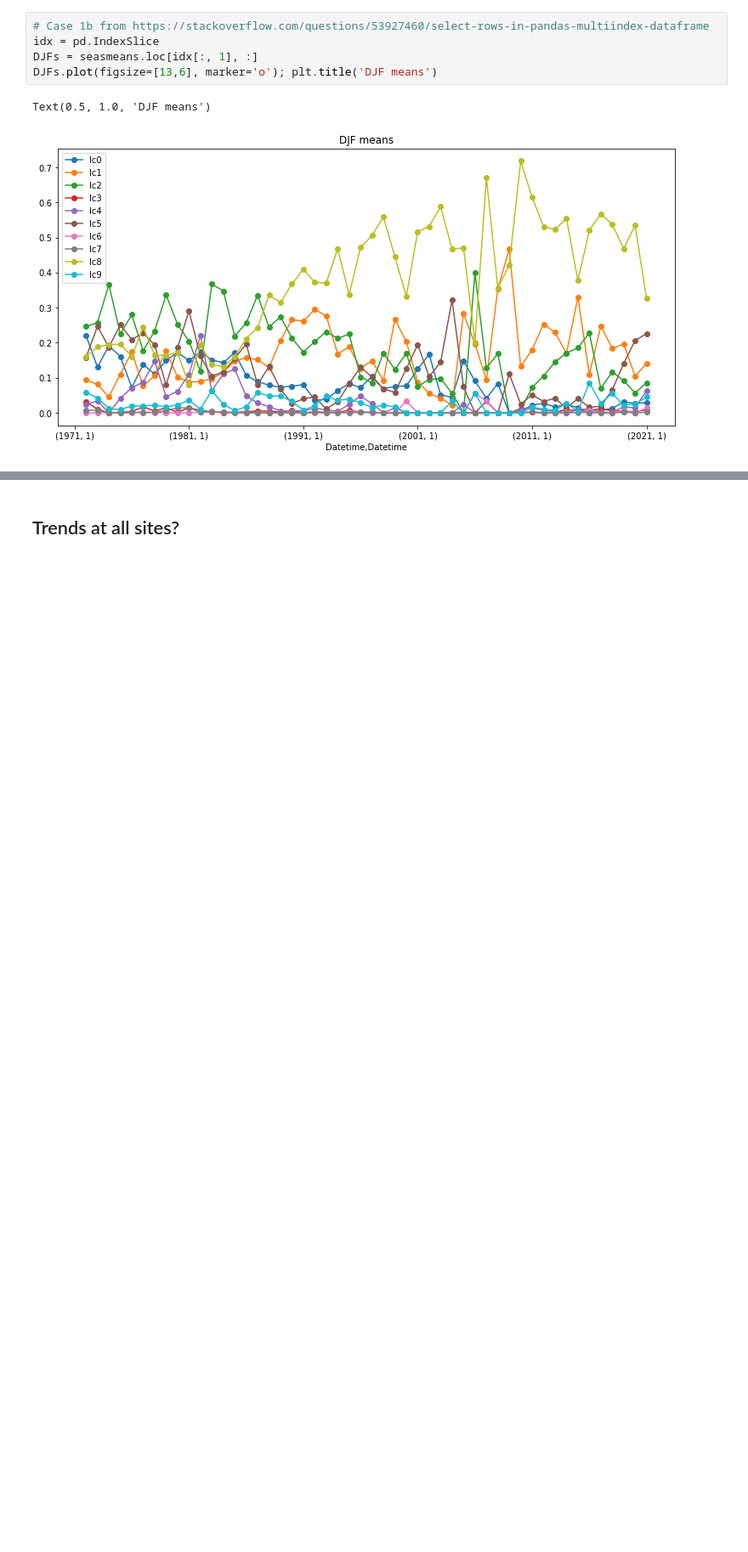
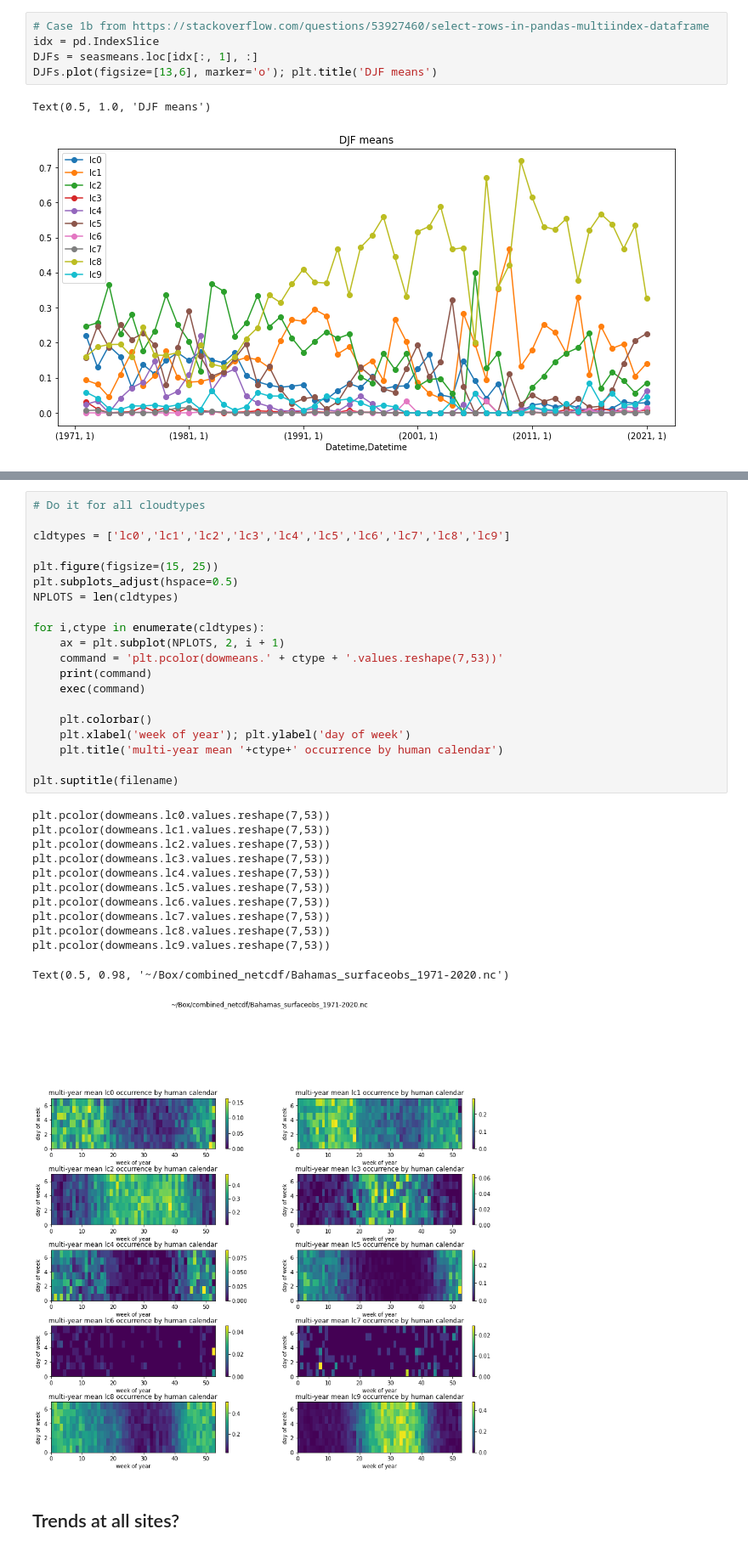
Before and after one commit to MPOcanes/MPO624_2022, a Jupyter notebook: Notebooks/Clouds_surfaceobs.ipynb, the cells around one changed output, grey strips where cells are left out. Shown at 85% size. Cells and saved outputs as stored; diff of their text form; blank space fills up the shorter version.

```diff
--- a/Notebooks/Clouds_surfaceobs.ipynb
+++ b/Notebooks/Clouds_surfaceobs.ipynb
@@ -131,6 +134,39 @@ plt.suptitle(filename)
 # %% [output]
 Text(0.5, 0.98, '~/Box/combined_netcdf/Bahamas_surfaceobs_1971-2020.nc')
 [figure]
+# %%
+# Do it for all cloudtypes
+
+cldtypes = ['lc0','lc1','lc2','lc3','lc4','lc5','lc6','lc7','lc8','lc9']
+
+plt.figure(figsize=(15, 25))
+plt.subplots_adjust(hspace=0.5)
+NPLOTS = len(cldtypes)
+
+for i,ctype in enumerate(cldtypes):
+    ax = plt.subplot(NPLOTS, 2, i + 1)
+    command = 'plt.pcolor(dowmeans.' + ctype + '.values.reshape(7,53))'
+    print(command)
+    exec(command)
+
+    plt.colorbar()
+    plt.xlabel('week of year'); plt.ylabel('day of week')
+    plt.title('multi-year mean '+ctype+' occurrence by human calendar')
+
+plt.suptitle(filename)
+# %% [output]
+plt.pcolor(dowmeans.lc0.values.reshape(7,53))
+plt.pcolor(dowmeans.lc1.values.reshape(7,53))
+plt.pcolor(dowmeans.lc2.values.reshape(7,53))
+plt.pcolor(dowmeans.lc3.values.reshape(7,53))
+plt.pcolor(dowmeans.lc4.values.reshape(7,53))
+plt.pcolor(dowmeans.lc5.values.reshape(7,53))
+plt.pcolor(dowmeans.lc6.values.reshape(7,53))
+plt.pcolor(dowmeans.lc7.values.reshape(7,53))
+plt.pcolor(dowmeans.lc8.values.reshape(7,53))
+plt.pcolor(dowmeans.lc9.values.reshape(7,53))
+Text(0.5, 0.98, '~/Box/combined_netcdf/Bahamas_surfaceobs_1971-2020.nc')
+[figure, added]
 # %% [markdown]
 <a id='trends'></a>
 
```
Also changed, not shown: parts of 4 cells of this notebook.
